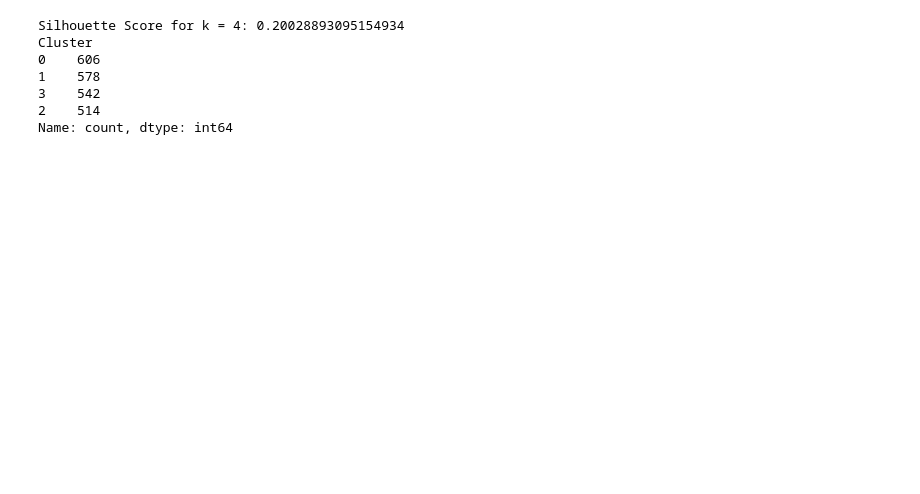
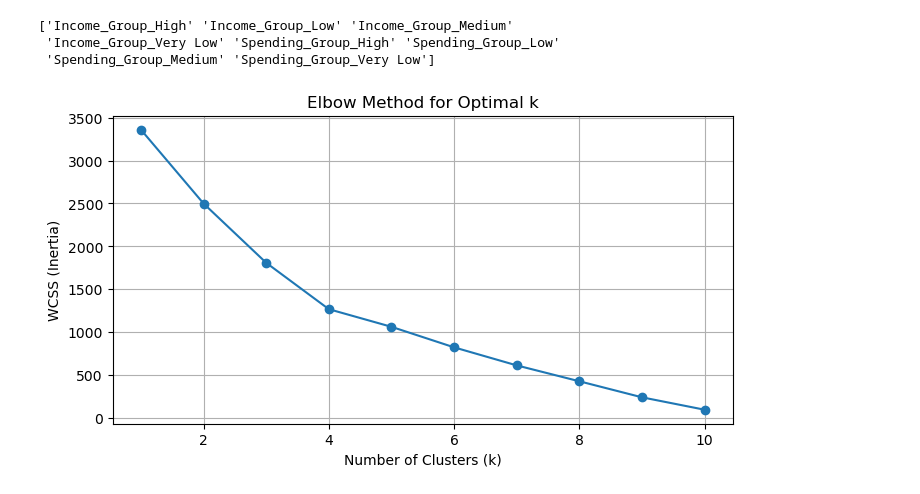
Before and after one commit to haritsfaza/Predict-Customer-Personality-to-boost-marketing-campaign-by-using-Machine-Learning, a Jupyter notebook: preprocessing n modelling.ipynb, the cells around one changed output. Saved outputs shown, nothing was run; the diff lists cells and outputs as text; code cells hidden in the pictures; blank space fills up the shorter version.

```diff
--- a/preprocessing n modelling.ipynb
+++ b/preprocessing n modelling.ipynb
@@ -18,8 +18,11 @@ null_counts = df.isnull().sum()
 # Deleted null
 df_cleaned = df.dropna()
 
-# Deleted duplicate date Menghapus data duplikat
+# Deleted duplicate data
 df_cleaned = df_cleaned.drop_duplicates()
+
+# Deleted coulumn
+df.drop(columns=["Unnamed: 0", "Z_CostContact", "Z_Revenue"], inplace=True)
 # %%
 # Identification categorical coulumn
 categorical_cols = df_cleaned.select_dtypes(include=['object']).columns
@@ -70,24 +31,0 @@ plt.show()
-# %%
-from sklearn.metrics import silhouette_score
-
-# KMeans with 4 cluster
-kmeans = KMeans(n_clusters=4, random_state=42)
-labels = kmeans.fit_predict(X_scaled)
-
-# Put labels cluster into Dataframe
-df_cluster['Cluster'] = labels
-
-# Silhouette Score
-score = silhouette_score(X_scaled, labels)
-print('Silhouette Score for k = 4:', score)
-
-# Distribution Point
-print(df_cluster['Cluster'].value_counts())
-# %% [output]
-Silhouette Score for k = 4: 0.20028893095154934
-Cluster
-0    606
-1    578
-3    542
-2    514
-Name: count, dtype: int64
@@ -93,0 +38,19 @@ Name: count, dtype: int64
+# %%
+categorical_features = ['Income_Group', 'Spending_Group']
+
+from sklearn.preprocessing import OneHotEncoder
+
+# Choose Categorical
+cat_df = df[categorical_features].dropna()
+
+# One-hot encode
+encoder = OneHotEncoder(sparse_output=False)
+X_encoded = encoder.fit_transform(cat_df)
+
+# Show encoding coulumn
+encoded_columns = encoder.get_feature_names_out(categorical_features)
+print(encoded_columns)
+# %% [output]
+['Income_Group_High' 'Income_Group_Low' 'Income_Group_Medium'
+ 'Income_Group_Very Low' 'Spending_Group_High' 'Spending_Group_Low'
+ 'Spending_Group_Medium' 'Spending_Group_Very Low']
@@ -93,0 +63,27 @@ Name: count, dtype: int64
+# %%
+from sklearn.preprocessing import OneHotEncoder
+
+encoder = OneHotEncoder(sparse_output=False)
+X_encoded = encoder.fit_transform(df[categorical_features])
+# %%
+import matplotlib.pyplot as plt
+from sklearn.cluster import KMeans
+
+wcss = []
+K_range = range(1, 11)
+
+for k in K_range:
+    kmeans = KMeans(n_clusters=k, random_state=42)
+    kmeans.fit(X_encoded)
+    wcss.append(kmeans.inertia_)  # total within-cluster sum of squares
+
+# Plot Elbow
+plt.figure(figsize=(8, 4))
+plt.plot(K_range, wcss, marker='o')
+plt.xlabel('Number of Clusters (k)')
+plt.ylabel('WCSS (Inertia)')
+plt.title('Elbow Method for Optimal k')
+plt.grid(True)
+plt.show()
+# %% [output]
+[figure, added]
```
Also changed, not shown: parts of 6 cells of this notebook, 3 other files.
